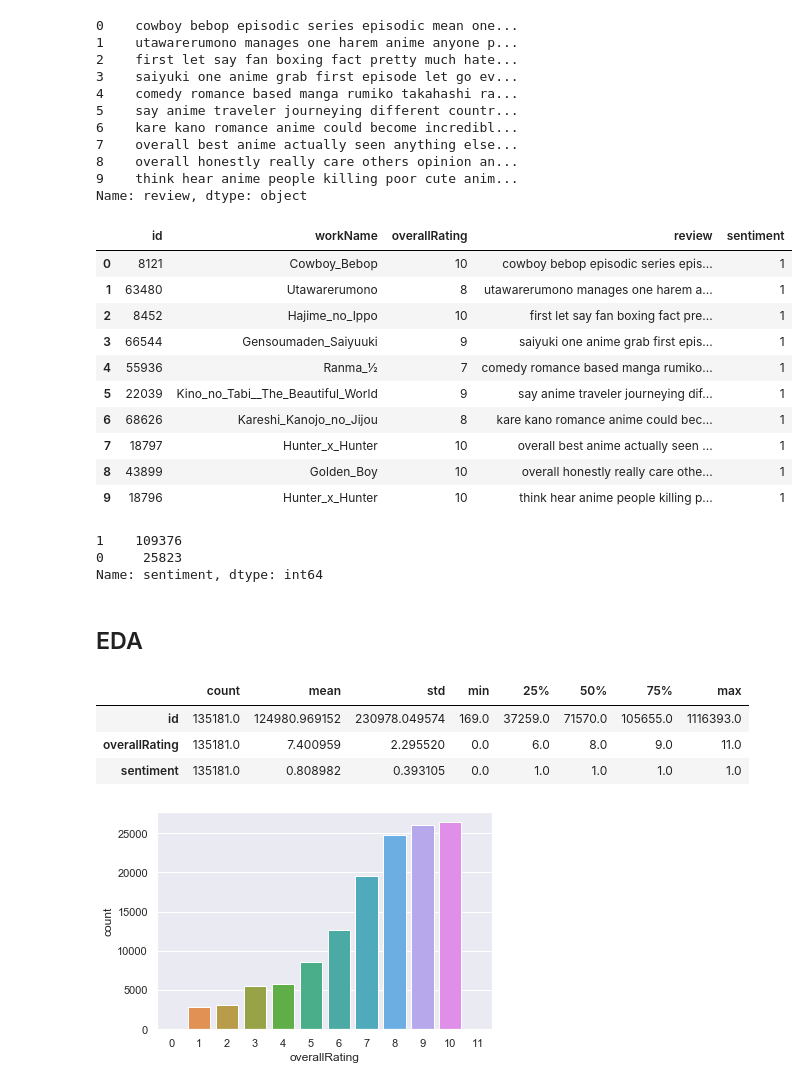
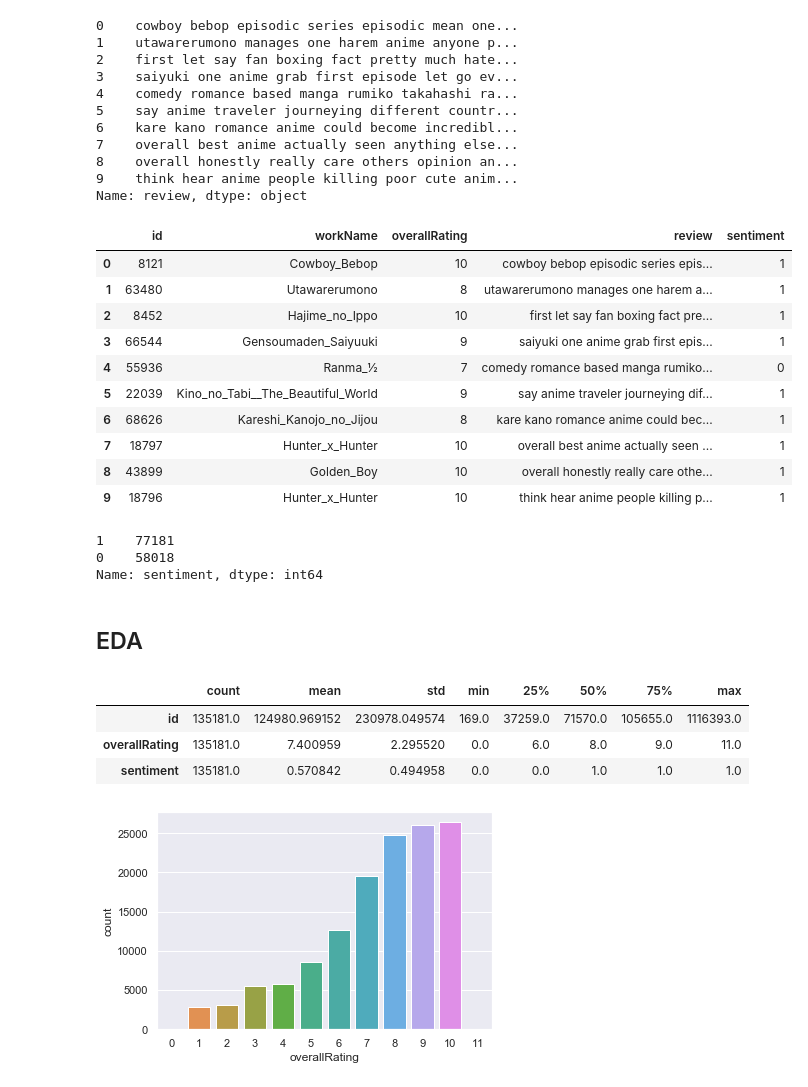
Before and after one commit to ArmandSyah/csi4106-repo, a Jupyter notebook: Notebooks/dataprep.ipynb, the cells around one changed output. Cells and saved outputs as stored; diff of their text form; code cells hidden in the pictures.

```diff
--- a/Notebooks/dataprep.ipynb
+++ b/Notebooks/dataprep.ipynb
@@ -12,7 +12,7 @@ import os
 pd.set_option('display.max_colwidth', 50)
 # %%
 colnames = ['id', 'workName', 'overallRating', 'review']
-df = pd.read_csv(os.path.abspath('../Datasets/animeReviewsOrderByTime.csv'), usecols=np.arange(15))
+df = pd.read_csv(os.path.abspath('./Datasets/animeReviewsOrderByTime.csv'), usecols=np.arange(15))
 df = df[colnames]
 df = df.dropna()
 df = df.drop(df[df['review'] == ''].index)
@@ -69,17 +69,17 @@ Name: review, dtype: object
 # %%
 # determines whether score is positive (1) or not (0)
 def determine_sentiment(score: int):
-    return 1 if score > 5 else 0
+    return 1 if score > 7 else 0
 
 df['sentiment'] = df['overallRating'].apply(lambda x: determine_sentiment(x))
 df.head(10)
 # %% [output]
 |  | id | workName | overallRating | review | sentiment |
 | 0 | 8121 | Cowboy_Bebop | 10 | cowboy bebop episodic series epis... | 1 |
 | 1 | 63480 | Utawarerumono | 8 | utawarerumono manages one harem a... | 1 |
 | 2 | 8452 | Hajime_no_Ippo | 10 | first let say fan boxing fact pre... | 1 |
 | 3 | 66544 | Gensoumaden_Saiyuuki | 9 | saiyuki one anime grab first epis... | 1 |
-| 4 | 55936 | Ranma_½ | 7 | comedy romance based manga rumiko... | 1 |
+| 4 | 55936 | Ranma_½ | 7 | comedy romance based manga rumiko... | 0 |
 | 5 | 22039 | Kino_no_Tabi__The_Beautiful_World | 9 | say anime traveler journeying dif... | 1 |
 | 6 | 68626 | Kareshi_Kanojo_no_Jijou | 8 | kare kano romance anime could bec... | 1 |
 | 7 | 18797 | Hunter_x_Hunter | 10 | overall best anime actually seen ... | 1 |
@@ -88,8 +88,8 @@ df.head(10)
 # %%
 df['sentiment'].value_counts()
 # %% [output]
-1    109376
-0     25823
+1    77181
+0    58018
 Name: sentiment, dtype: int64
 # %%
 df['review'].replace('', np.nan, inplace=True)
@@ -110,7 +110,7 @@ df.describe().T
 |  | count | mean | std | min | 25% | 50% | 75% | max |
 | id | 135181.0 | 124980.969152 | 230978.049574 | 169.0 | 37259.0 | 71570.0 | 105655.0 | 1116393.0 |
 | overallRating | 135181.0 | 7.400959 | 2.295520 | 0.0 | 6.0 | 8.0 | 9.0 | 11.0 |
-| sentiment | 135181.0 | 0.808982 | 0.393105 | 0.0 | 1.0 | 1.0 | 1.0 | 1.0 |
+| sentiment | 135181.0 | 0.570842 | 0.494958 | 0.0 | 0.0 | 1.0 | 1.0 | 1.0 |
 # %%
 g = sns.countplot(df['overallRating'])
 # %% [output]
```
Also changed, not shown: parts of 4 cells of this notebook, 4 other files.
